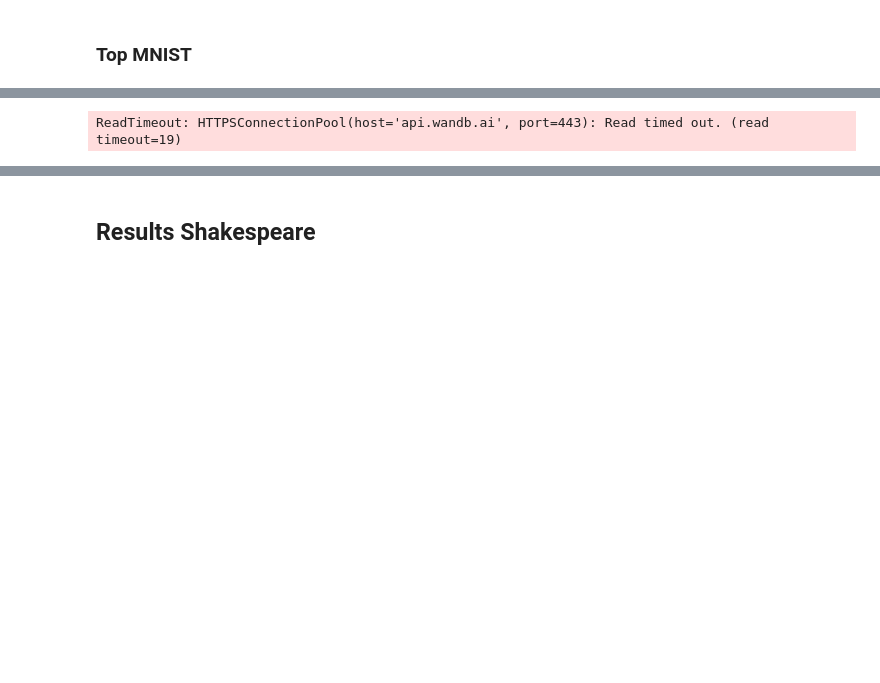
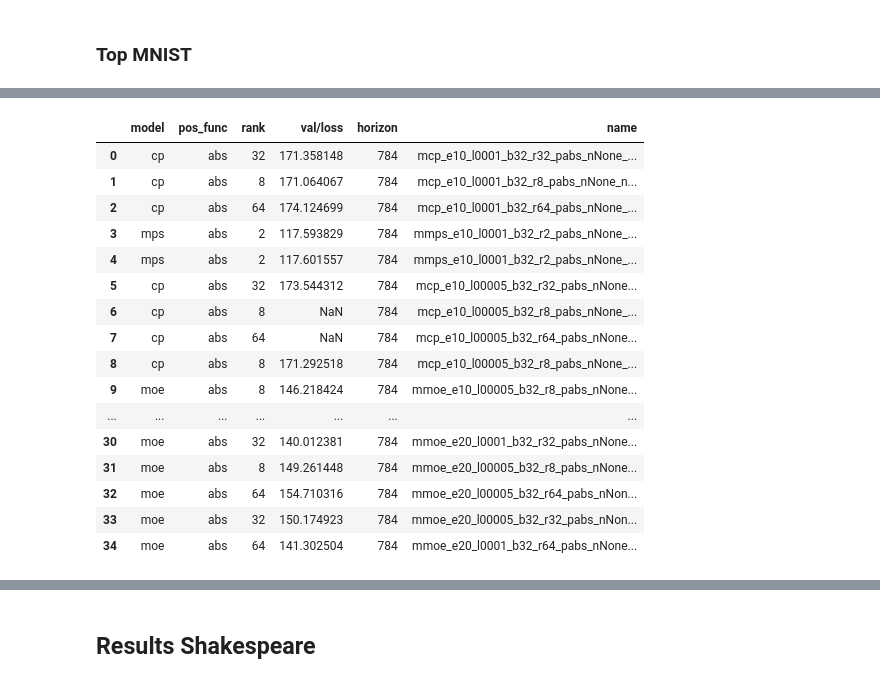
Before and after one commit to marawangamal/ptn, a Jupyter notebook: scripts/results.ipynb, the cells around one changed output, grey strips where cells are left out. Saved outputs shown, nothing was run; the diff lists cells and outputs as text; code cells hidden in the pictures; blank space fills up the shorter version.

```diff
--- a/scripts/results.ipynb
+++ b/scripts/results.ipynb
@@ -213,7 +213,6 @@ for run in tqdm(api.runs(PROJECT)):
         "horizon": 28*28,
         "name": run.name,
     })
-    break
 
 df = pd.DataFrame(rows)
 df['val/loss'] = df['val/loss'] * df['horizon']
@@ -225 +221,17 @@ wandb: WARNING A graphql request initiated by the public wandb API timed out (ti
-ReadTimeout: HTTPSConnectionPool(host='api.wandb.ai', port=443): Read timed out. (read timeout=19)
+|  | model | pos_func | rank | val/loss | horizon | name |
+| 0 | cp | abs | 32 | 171.358148 | 784 | mcp_e10_l0001_b32_r32_pabs_nNone_... |
+| 1 | cp | abs | 8 | 171.064067 | 784 | mcp_e10_l0001_b32_r8_pabs_nNone_n... |
+| 2 | cp | abs | 64 | 174.124699 | 784 | mcp_e10_l0001_b32_r64_pabs_nNone_... |
+| 3 | mps | abs | 2 | 117.593829 | 784 | mmps_e10_l0001_b32_r2_pabs_nNone_... |
+| 4 | mps | abs | 2 | 117.601557 | 784 | mmps_e10_l0001_b32_r2_pabs_nNone_... |
+| 5 | cp | abs | 32 | 173.544312 | 784 | mcp_e10_l00005_b32_r32_pabs_nNone... |
+| 6 | cp | abs | 8 | NaN | 784 | mcp_e10_l00005_b32_r8_pabs_nNone_... |
+| 7 | cp | abs | 64 | NaN | 784 | mcp_e10_l00005_b32_r64_pabs_nNone... |
+| 8 | cp | abs | 8 | 171.292518 | 784 | mcp_e10_l00005_b32_r8_pabs_nNone_... |
+| 9 | moe | abs | 8 | 146.218424 | 784 | mmoe_e10_l00005_b32_r8_pabs_nNone... |
+| ... | ... | ... | ... | ... | ... | ... |
+| 30 | moe | abs | 32 | 140.012381 | 784 | mmoe_e20_l0001_b32_r32_pabs_nNone... |
+| 31 | moe | abs | 8 | 149.261448 | 784 | mmoe_e20_l00005_b32_r8_pabs_nNone... |
+| 32 | moe | abs | 64 | 154.710316 | 784 | mmoe_e20_l00005_b32_r64_pabs_nNon... |
+| 33 | moe | abs | 32 | 150.174923 | 784 | mmoe_e20_l00005_b32_r32_pabs_nNon... |
+| 34 | moe | abs | 64 | 141.302504 | 784 | mmoe_e20_l0001_b32_r64_pabs_nNone... |
```
Also changed, not shown: parts of 2 cells of this notebook, 8 other files.
